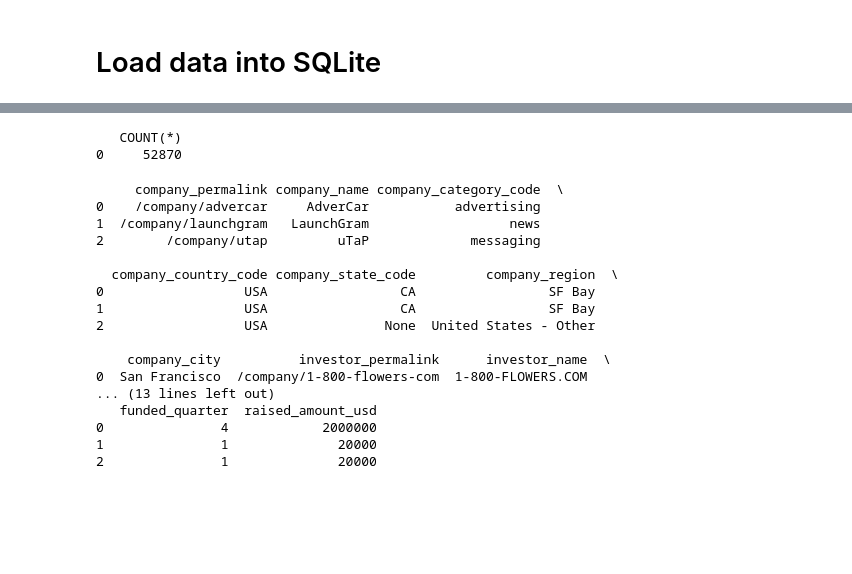
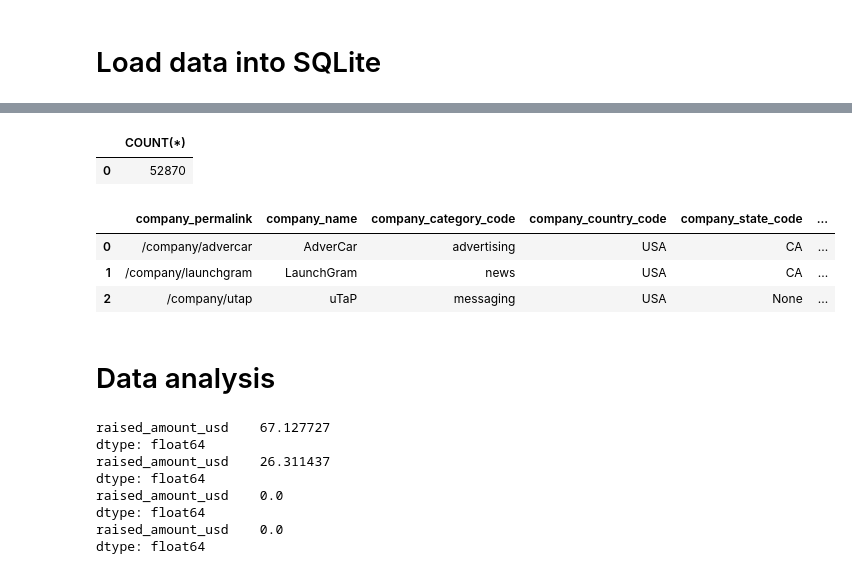
Before and after one commit to jdavidp/dataquest-projects, a Jupyter notebook: project3/crunchbase.ipynb, the cells around one changed output, grey strips where cells are left out. Saved outputs shown, nothing was run; the diff lists cells and outputs as text; code cells hidden in the pictures; blank space fills up the shorter version.

```diff
--- a/project3/crunchbase.ipynb
+++ b/project3/crunchbase.ipynb
@@ -343,27 +357,53 @@ print(results_df)
 # %%
 results_df = pd.read_sql('SELECT COUNT(*) FROM investments', conn)
-print(results_df)
+results_df
 # %% [output]
-   COUNT(*)
-0     52870
+|  | COUNT(*) |
+| 0 | 52870 |
 # %%
 results_df = pd.read_sql('SELECT * FROM investments LIMIT 3', conn)
-print(results_df)
+results_df
 # %% [output]
-     company_permalink company_name company_category_code  \
-0    /company/advercar     AdverCar           advertising
-1  /company/launchgram   LaunchGram                  news
-2        /company/utap         uTaP             messaging
-
-  company_country_code company_state_code         company_region  \
-0                  USA                 CA                 SF Bay
-1                  USA                 CA                 SF Bay
-2                  USA               None  United States - Other
-
-    company_city          investor_permalink      investor_name  \
-0  San Francisco  /company/1-800-flowers-com  1-800-FLOWERS.COM
-... (13 lines left out)
-   funded_quarter  raised_amount_usd
-0               4            2000000
-1               1              20000
-2               1              20000
+|  | company_permalink | company_name | company_category_code | company_country_code | company_state_code | ... |
+| 0 | /company/advercar | AdverCar | advertising | USA | CA | ... |
+| 1 | /company/launchgram | LaunchGram | news | USA | CA | ... |
+| 2 | /company/utap | uTaP | messaging | USA | None | ... |
+# %% [markdown]
+# Data analysis
+# %%
+query = '''
+    SELECT
+        company_name,
+        raised_amount_usd
+    FROM
+        investments
+'''
+df = pd.read_sql(query, conn).set_index('company_name')
+all_companies = df.groupby(by='company_name').sum()
+ncompanies = len(all_companies)
+ordered = all_companies.sort_values(by='raised_amount_usd')
+
+# What proportion of the total amount of funds did the top 10% raise? 67.12%
+top_ten_pct = ordered.tail(round(ncompanies*.10))
+print((top_ten_pct.sum()/all_companies.sum())*100)
+
+# What proportion of the total amount of funds did the top 1% raise? 26.31%
+top_one_pct = ordered.tail(round(ncompanies*.01))
+print((top_one_pct.sum()/all_companies.sum())*100)
+
+# What proportion of the total amount of funds did the bottom 10% raise? 0%
+bottom_ten_pct = ordered.head(round(ncompanies*.10))
+print((bottom_ten_pct.sum()/all_companies.sum())*100)
+
+# What proportion of the total amount of funds did the bottom 1% raise? 0%
+bottom_one_pct = ordered.head(round(ncompanies*.01))
+print((bottom_one_pct.sum()/all_companies.sum())*100)
+# %% [output]
+raised_amount_usd    67.127727
+dtype: float64
+raised_amount_usd    26.311437
+dtype: float64
+raised_amount_usd    0.0
+dtype: float64
+raised_amount_usd    0.0
+dtype: float64
```
Also changed, not shown: parts of 7 cells of this notebook, 1 other file.
